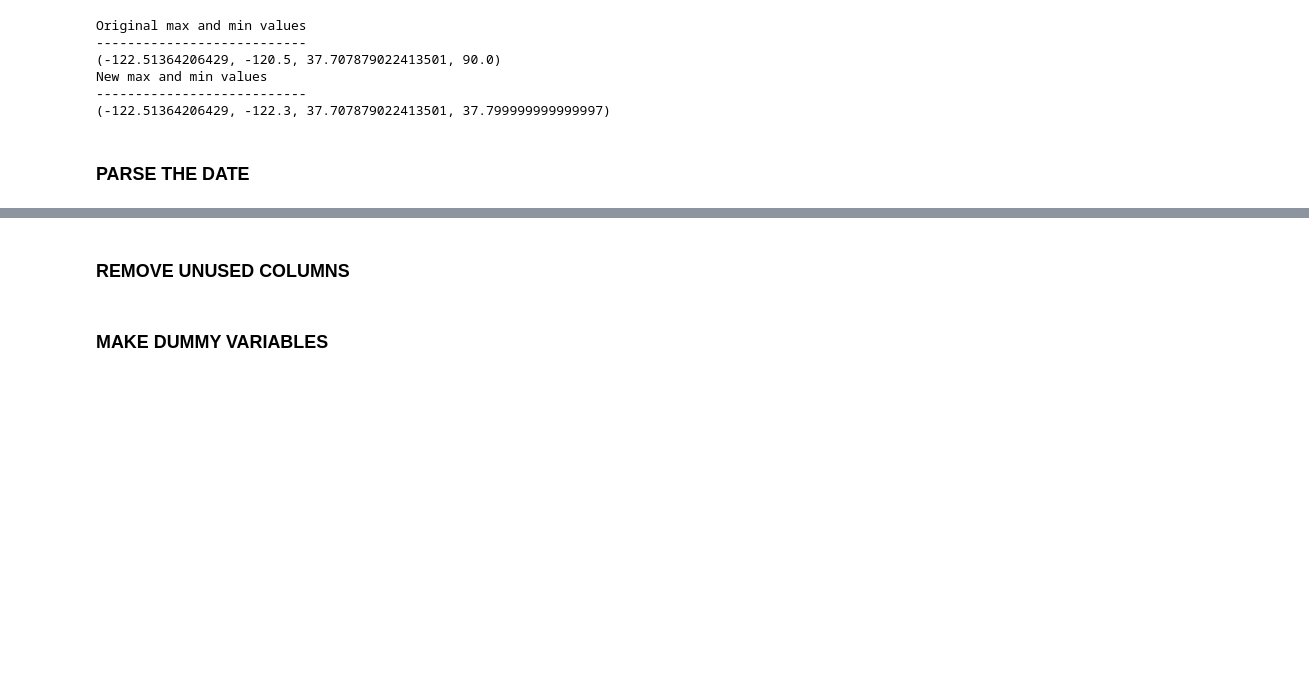
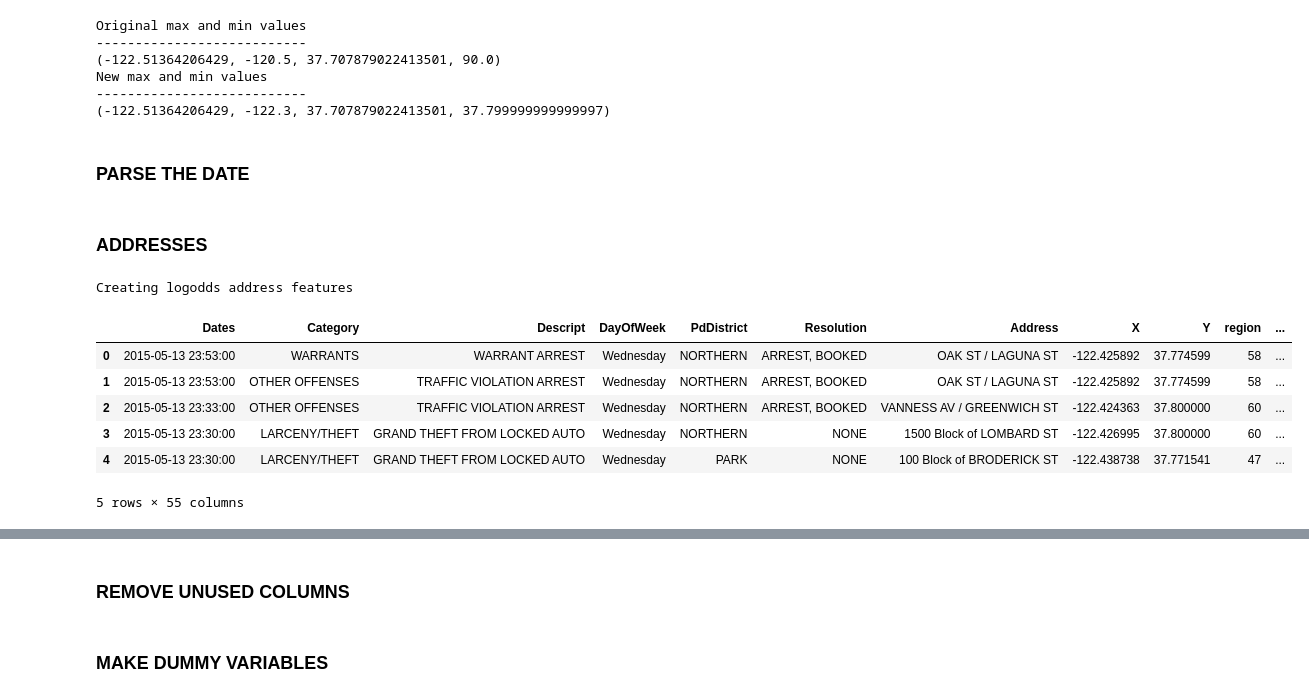
Before and after one commit to kyleiwaniec/w207_Kaggle, a Jupyter notebook: nn.ipynb, the cells around one changed output, grey strips where cells are left out. Saved outputs shown, nothing was run; the diff lists cells and outputs as text; code cells hidden in the pictures; blank space fills up the shorter version.

Commit message:
add LR to the logodds notebook

```diff
--- a/nn.ipynb
+++ b/nn.ipynb
@@ -216,0 +196,50 @@ test_data['Day'] = (test_data['Dates']).dt.day
+# %% [markdown]
+### ADDRESSES
+# %%
+# train data
+addresses=sorted(train_data["Address"].unique())
+categories=sorted(train_data["Category"].unique())
+
+C_counts=train_data.groupby(["Category"]).size()
+A_C_counts=train_data.groupby(["Address","Category"]).size()
+
+A_counts=train_data.groupby(["Address"]).size()
+
+logodds={}
+logoddsPA={}
+
+MIN_CAT_COUNTS=2
+
+default_logodds=np.log(C_counts/len(train_data))-np.log(1.0-C_counts/float(len(train_data)))
+
+for addr in addresses:
+    PA=A_counts[addr]/float(len(train_data))
+    logoddsPA[addr]=np.log(PA)-np.log(1.-PA)
+    logodds[addr]=deepcopy(default_logodds)
+    for cat in A_C_counts[addr].keys():
+        if (A_C_counts[addr][cat]>MIN_CAT_COUNTS) and A_C_counts[addr][cat]<A_counts[addr]:
+            PA=A_C_counts[addr][cat]/float(A_counts[addr])
+            logodds[addr][categories.index(cat)]=np.log(PA)-np.log(1.0-PA)
+    logodds[addr]=pd.Series(logodds[addr])
+    logodds[addr].index=range(len(categories))
+
+print "Creating logodds address features"
+address_features=train_data["Address"].apply(lambda x: logodds[x])
+address_features.columns=["logodds"+str(x) for x in range(len(address_features.columns))]
+# %% [output]
+Creating logodds address features
+# %%
+train_data["IsInterection"]=train_data["Address"].apply(lambda x: 1 if "/" in x else 0)
+train_data["logoddsPA"]=train_data["Address"].apply(lambda x: logoddsPA[x])
+# %%
+train_data = pd.concat([train_data, address_features], axis=1, join='inner')
+# %%
+train_data.head()
+# %% [output]
+|  | Dates | Category | Descript | DayOfWeek | PdDistrict | Resolution | Address | X | Y | region | ... |
+| 0 | 2015-05-13 23:53:00 | WARRANTS | WARRANT ARREST | Wednesday | NORTHERN | ARREST, BOOKED | OAK ST / LAGUNA ST | -122.425892 | 37.774599 | 58 | ... |
+| 1 | 2015-05-13 23:53:00 | OTHER OFFENSES | TRAFFIC VIOLATION ARREST | Wednesday | NORTHERN | ARREST, BOOKED | OAK ST / LAGUNA ST | -122.425892 | 37.774599 | 58 | ... |
+| 2 | 2015-05-13 23:33:00 | OTHER OFFENSES | TRAFFIC VIOLATION ARREST | Wednesday | NORTHERN | ARREST, BOOKED | VANNESS AV / GREENWICH ST | -122.424363 | 37.800000 | 60 | ... |
+| 3 | 2015-05-13 23:30:00 | LARCENY/THEFT | GRAND THEFT FROM LOCKED AUTO | Wednesday | NORTHERN | NONE | 1500 Block of LOMBARD ST | -122.426995 | 37.800000 | 60 | ... |
+| 4 | 2015-05-13 23:30:00 | LARCENY/THEFT | GRAND THEFT FROM LOCKED AUTO | Wednesday | PARK | NONE | 100 Block of BRODERICK ST | -122.438738 | 37.771541 | 47 | ... |
+5 rows × 55 columns
```
Also changed, not shown: parts of 15 cells of this notebook.
